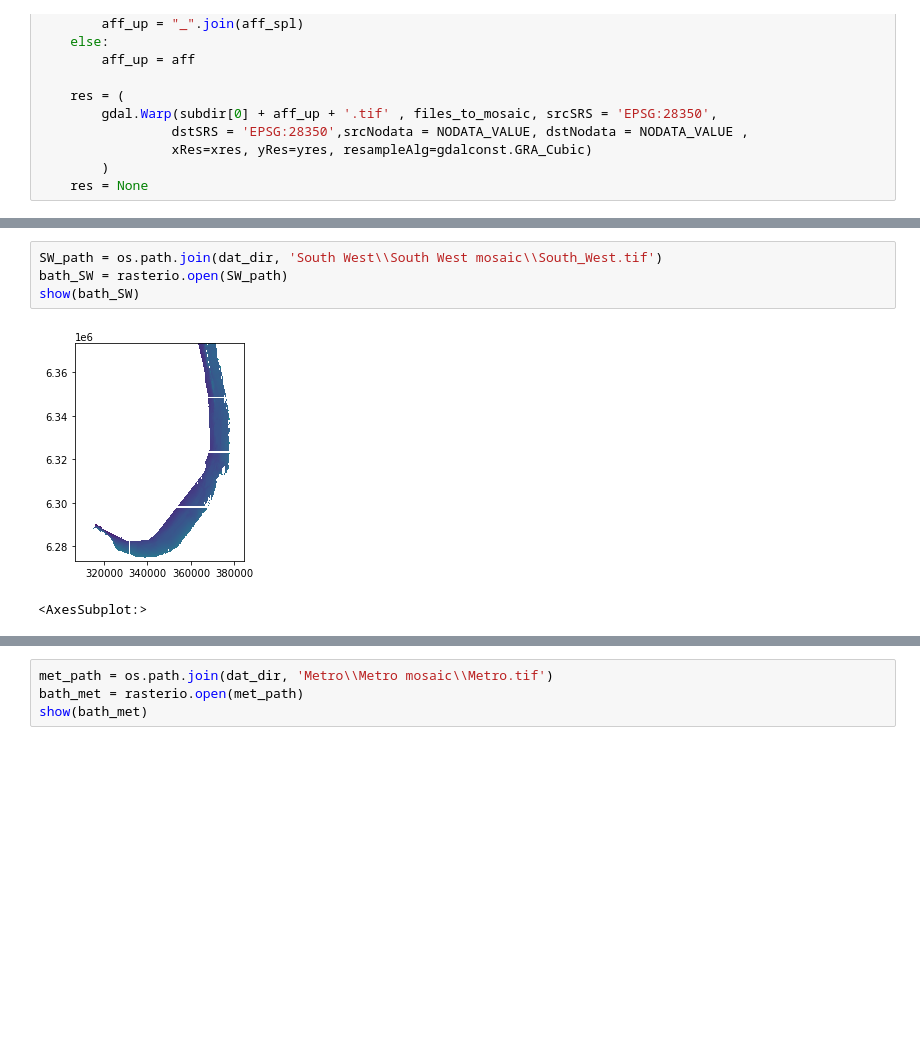
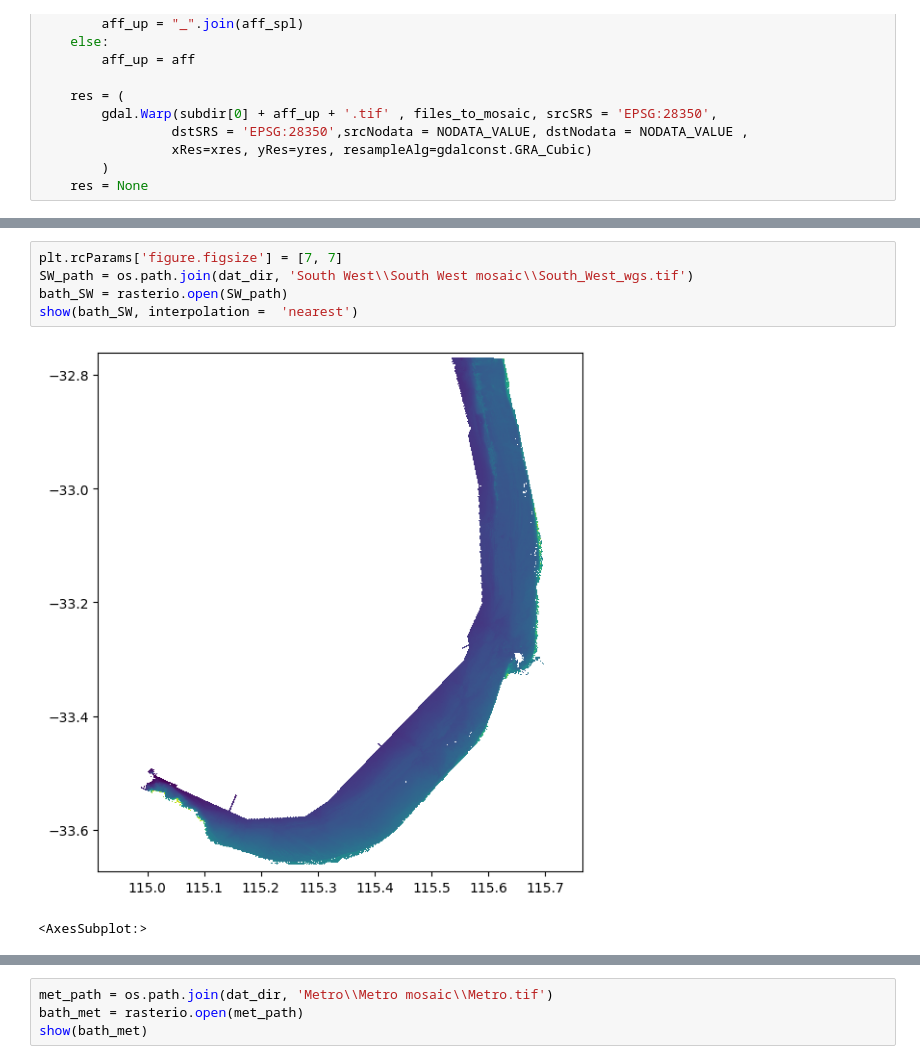
Before and after one commit to StanleyMastrantonis/WA-bathymetry-mosaics, a Jupyter notebook: mosiac.ipynb, the cells around one changed output, grey strips where cells are left out. Saved outputs shown, nothing was run; the diff lists cells and outputs as text; blank space fills up the shorter version.

```diff
--- a/mosiac.ipynb
+++ b/mosiac.ipynb
@@ -47,7 +67,8 @@ for folder in matches:
 # %%
-SW_path = os.path.join(dat_dir, 'South West\\South West mosaic\\South_West.tif')
+plt.rcParams['figure.figsize'] = [7, 7]
+SW_path = os.path.join(dat_dir, 'South West\\South West mosaic\\South_West_wgs.tif')
 bath_SW = rasterio.open(SW_path)
-show(bath_SW)
+show(bath_SW, interpolation =  'nearest')
 # %% [output]
-[figure, old version]
+[figure, new version]
 <AxesSubplot:>
```
Also changed, not shown: parts of 19 cells of this notebook, 11 other files.
